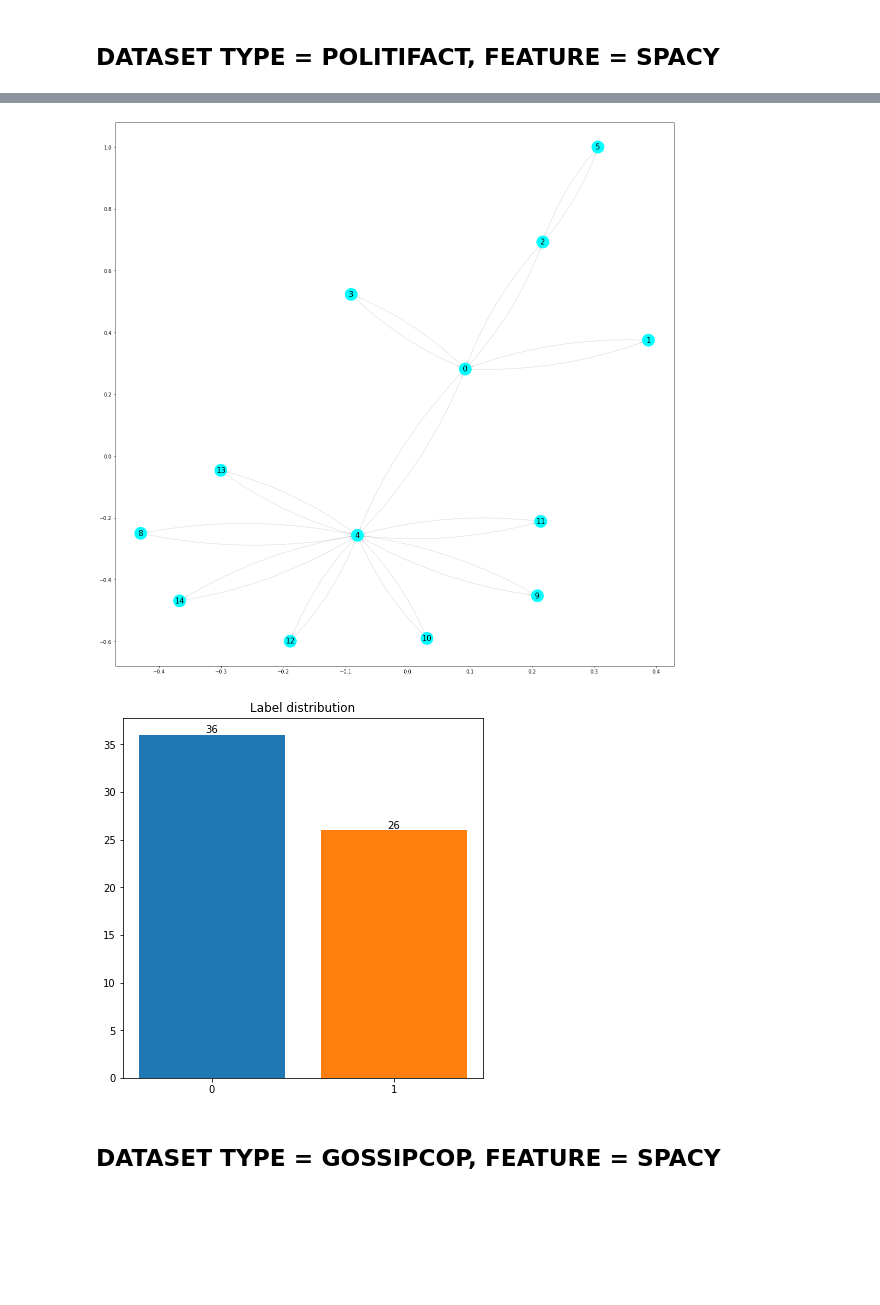
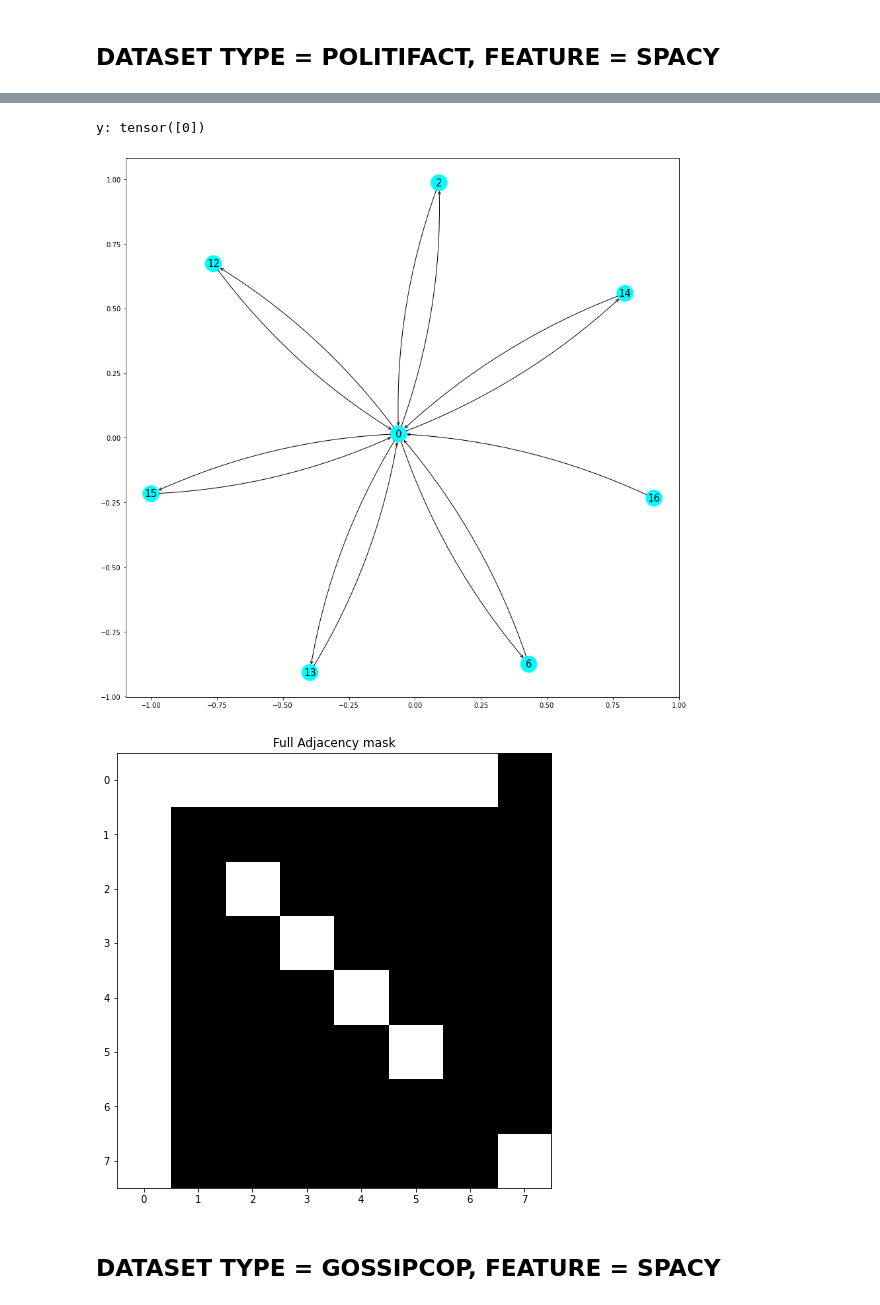
Before and after one commit to sersery35/Explainability_of_FND_Models, a Jupyter notebook: GNNFakeNews/notebooks/GCNFN_Model_Analysis.ipynb, the cells around one changed output, grey strips where cells are left out. Saved outputs shown, nothing was run; the diff lists cells and outputs as text; code cells hidden in the pictures; blank space fills up the shorter version.

Commit message:
choose models and refactor

```diff
--- a/GNNFakeNews/notebooks/GCNFN_Model_Analysis.ipynb
+++ b/GNNFakeNews/notebooks/GCNFN_Model_Analysis.ipynb
@@ -35,9 +33,15 @@ Test set results: acc: 0.6606, f1_macro: 0.6452, f1_micro: 0.6606,precision: 0.7
 # %%
-sample_data_plt = politifact_dataset_manager.get_train_samples()[0].to(upfd_model_plt.m_args.device)
-gcn_model_politifact_explainer = GNNModelExplainer(upfd_model_plt, sample_data_plt)
+sample_data_plt = politifact_dataset_manager.get_random_train_samples(device=upfd_model_plt.m_args.device)[0]
+upfd_model_politifact_explainer = GNNModelExplainer(upfd_model_plt, sample_data_plt)
-# %% [output]
-[figure, removed]
-[figure, removed]
+# %%
+upfd_model_politifact_explainer.visualize_explaining_graph()
+# %% [output]
+y: tensor([0])
+[figure, added]
+# %%
+upfd_model_politifact_explainer.visualize_adjacency_matrix()
+# %% [output]
+[figure, added]
 # %% [markdown]
 ## DATASET TYPE = GOSSIPCOP, FEATURE = SPACY
 # %%
```
Also changed, not shown: parts of 13 cells of this notebook, 9 other files.
